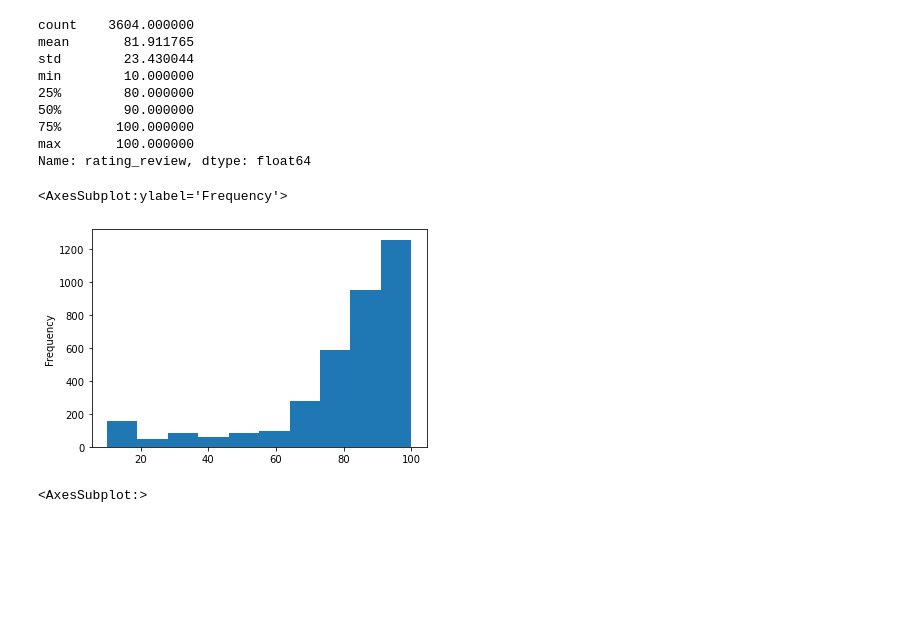
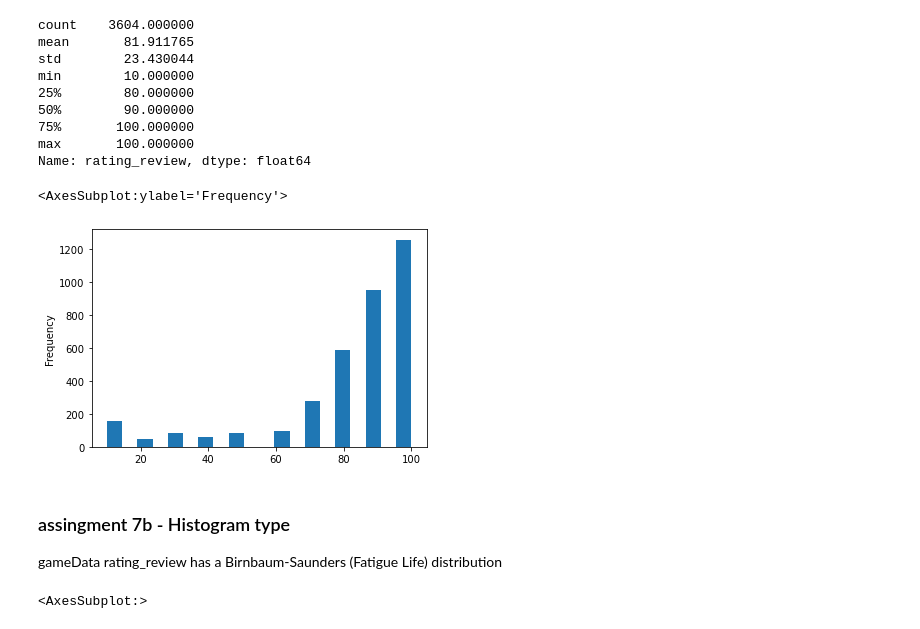
Before and after one commit to Draakedan/Intro_Data_Science_AH, a Jupyter notebook: lesson 1/les 1 assigment 4 & 6 - 7 - own dataset univariate analysis.ipynb, the cells around one changed output. Drawn from its saved outputs; the diff is of its cells as text; code cells hidden in the pictures; blank space fills up the shorter version.

Commit message:
[Edit] assingment 4 & 6 (- 7) own data set
Added assingment 7 to the notebook (found under the histograms for User_rating and ratings_review). Removed the notebook without assingment 7 form the git.

```diff
--- a/lesson 1/les 1 assigment 4 & 6 - ovn dataset univariate analysis.ipynb
+++ b/lesson 1/les 1 assigment 4 & 6 - 7 - own dataset univariate analysis.ipynb
@@ -108,10 +111,13 @@ min        10.000000
 max       100.000000
 Name: rating_review, dtype: float64
 # %%
-gameData['rating_review'].plot.hist(bins = 10)
+gameData['rating_review'].plot.hist(bins = 20)
 # %% [output]
 <AxesSubplot:ylabel='Frequency'>
-[figure, old version]
+[figure, new version]
+# %% [markdown]
+### assingment 7b - Histogram type
+gameData rating_review has a Birnbaum-Saunders (Fatigue Life) distribution
 # %%
 gameData['rating_review'].plot.box(vert = False)
 # %% [output]
```
Also changed, not shown: parts of 2 cells of this notebook.
